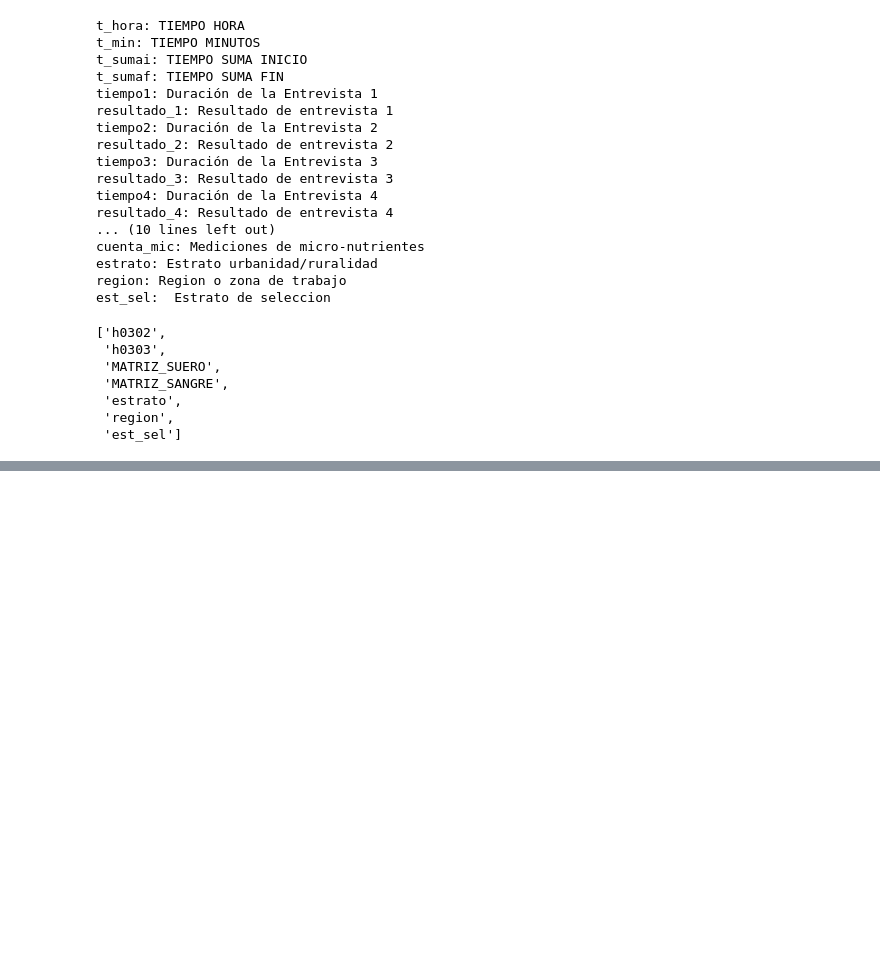
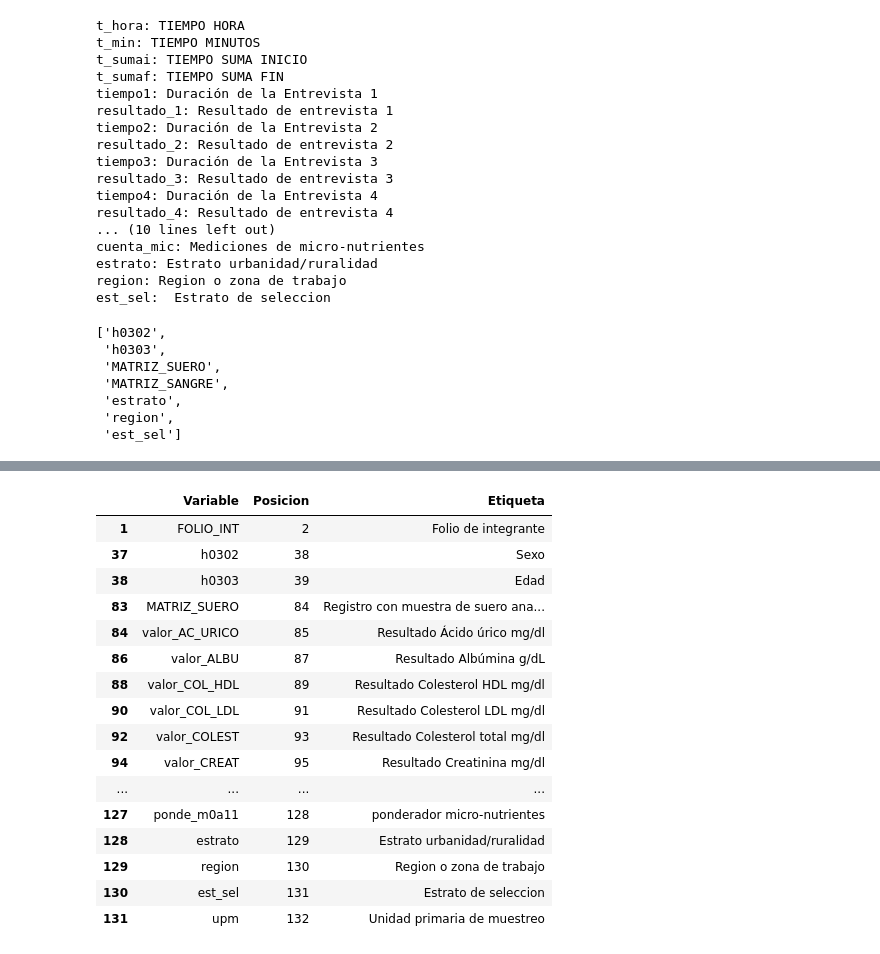
Before and after one commit to Gusty5/RBG_Contaminaci-nAmbientalYSalud, a Jupyter notebook: scripts/ExploracionMedica.ipynb, the cells around one changed output, grey strips where cells are left out. Cells and saved outputs as stored; diff of their text form; code cells hidden in the pictures; blank space fills up the shorter version.

```diff
--- a/Exploracion.ipynb
+++ b/scripts/ExploracionMedica.ipynb
@@ -199,0 +224,26 @@ Num_vars
+# %%
+# Nuevo diccionario con las variabes seleccionadas
+dict_selected = dict_data[dict_data['Variable'].isin(Cat_vars + Num_vars)]
+
+# Liminar nivel de medicion y ancho de columna
+dict_selected = dict_selected.drop(columns=['Nivel de Medicion', 'Ancho de columna'])
+
+dict_selected
+# %% [output]
+|  | Variable | Posicion | Etiqueta |
+| 1 | FOLIO_INT | 2 | Folio de integrante |
+| 37 | h0302 | 38 | Sexo |
+| 38 | h0303 | 39 | Edad |
+| 83 | MATRIZ_SUERO | 84 | Registro con muestra de suero ana... |
+| 84 | valor_AC_URICO | 85 | Resultado Ácido úrico mg/dl |
+| 86 | valor_ALBU | 87 | Resultado Albúmina g/dL |
+| 88 | valor_COL_HDL | 89 | Resultado Colesterol HDL mg/dl |
+| 90 | valor_COL_LDL | 91 | Resultado Colesterol LDL mg/dl |
+| 92 | valor_COLEST | 93 | Resultado Colesterol total mg/dl |
+| 94 | valor_CREAT | 95 | Resultado Creatinina mg/dl |
+| ... | ... | ... | ... |
+| 127 | ponde_m0a11 | 128 | ponderador micro-nutrientes |
+| 128 | estrato | 129 | Estrato urbanidad/ruralidad |
+| 129 | region | 130 | Region o zona de trabajo |
+| 130 | est_sel | 131 | Estrato de seleccion |
+| 131 | upm | 132 | Unidad primaria de muestreo |
```
Also changed, not shown: parts of 5 cells of this notebook, 3 other files.
